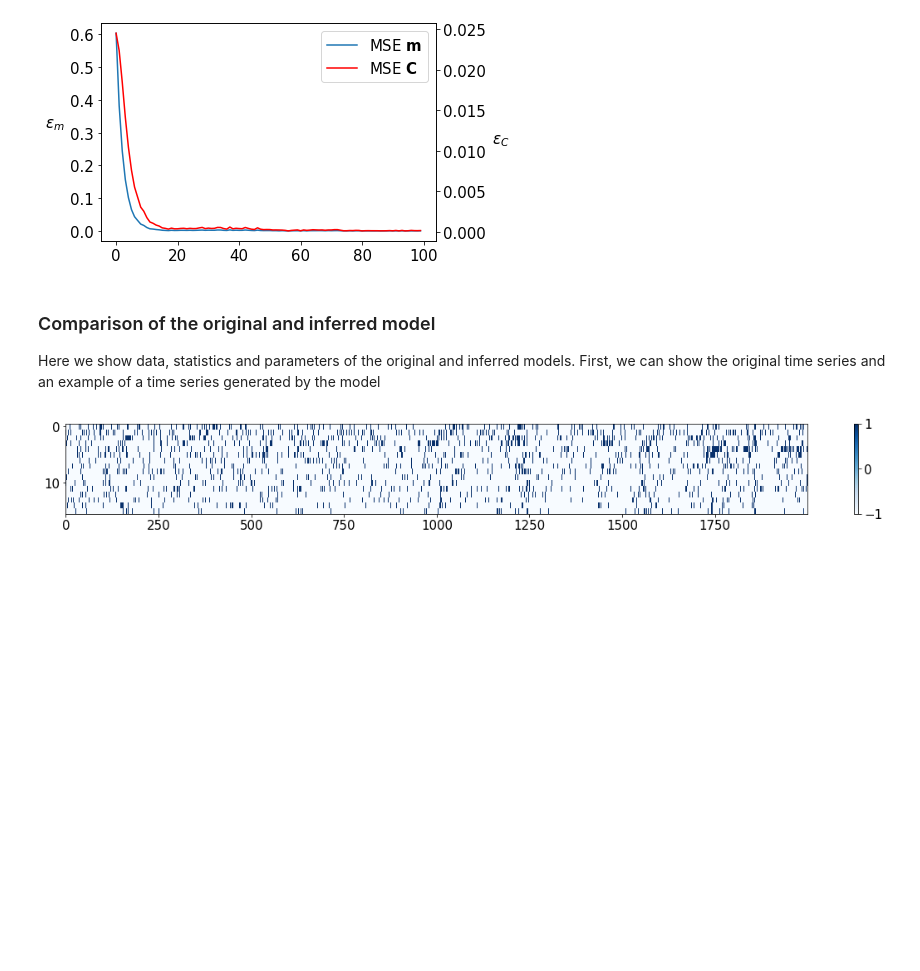
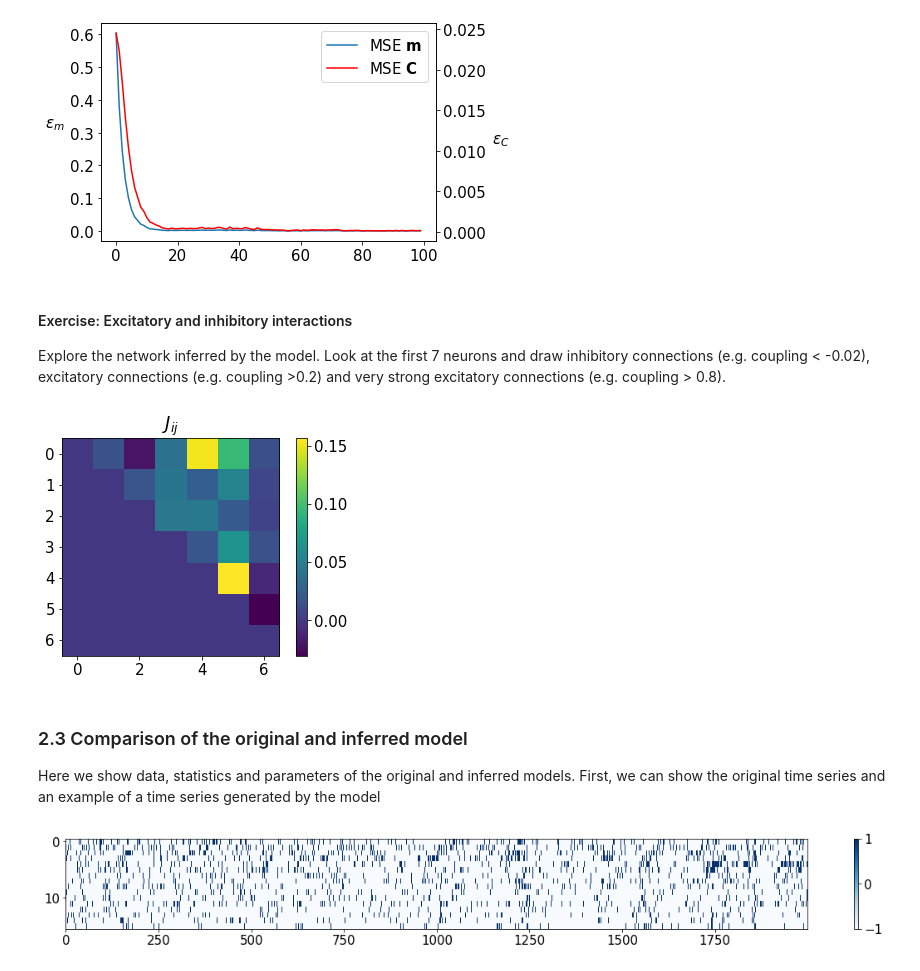
Before and after one commit to MiguelAguilera/Neuro-MaxEnt-inference-tutorial, a Jupyter notebook: 2.Learning_neural_correlations.ipynb, the cells around one changed output. Cells and saved outputs as stored; diff of their text form; code cells hidden in the pictures; blank space fills up the shorter version.

```diff
--- a/2.Learning_neural_correlations.ipynb
+++ b/2.Learning_neural_correlations.ipynb
@@ -180,8 +180,19 @@ lines2, labels2 = ax2.get_legend_handles_labels();
 ax2.legend(lines + lines2, labels + labels2, loc=0);
 # %% [output]
 [figure]
+# %% [markdown]
+#### Exercise: Excitatory and inhibitory interactions
+
+Explore the network inferred by the model. Look at the first 7 neurons and draw inhibitory connections (e.g. coupling < -0.02), excitatory connections (e.g. coupling >0.2) and very strong excitatory connections (e.g. coupling > 0.8).
+# %%
+plt.figure()
+plt.imshow(np.triu(I.J,1)[:7,:7])
+plt.colorbar();
+plt.title(r'$J_{ij}$');
+# %% [output]
+[figure, added]
 # %% [markdown]
-### Comparison of the original and inferred model
+### 2.3 Comparison of the original and inferred model
 
 Here we show data, statistics and parameters of the original and inferred models. First, we can show the original time series and an example of a time series generated by the model
 # %%
```
Also changed, not shown: parts of 9 cells of this notebook.
